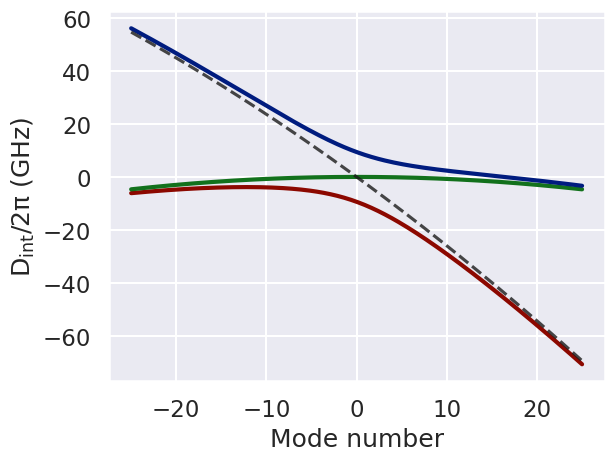
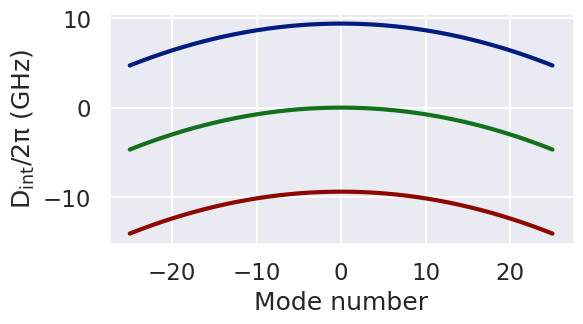
Unified diff of the notebook cell whose output changed from the first chart to the second:
--- before
+++ after
@@ -1,10 +1,10 @@
-f, ax = plt.subplots()
+f, ax = plt.subplots(figsize=(6,3))
 
-ax.plot(μ_vec, ωS - d1*μ_vec, color="C3", lw=3)
-ax.plot(μ_vec, ωC - d1*μ_vec, color="C2", lw=3)
+ax.plot(μ_vec, ωS  - d1*μ_vec, color="C3", lw=3)
+ax.plot(μ_vec, ωC  - d1*μ_vec, color="C2", lw=3)
 ax.plot(μ_vec, ωAS - d1*μ_vec, color="C0", lw=3)
 
 
-ax.plot(μ_vec, D1*(2*μ_vec) + D2/2*(2*μ_vec)**2 - d1*μ_vec, color="k", linestyle="--", alpha=.8)
+# ax.plot(μ_vec, d1*(μ_vec) + d2/2*(μ_vec)**2 - d1*μ_vec, color="k", linestyle="--", alpha=.8)
 
 #ax.plot(μ_vec, d1*μ_vec + d2/2*(μ_vec)**2 - d1*μ_vec, color="k", linestyle="--", alpha=.8)
@@ -13,3 +13,5 @@
 ax.set_ylabel('D$_{\\text{int}}$/2π (GHz)')
 
-f.savefig(figurepath + "Theoretical_Dispersion.svg")
+# ax.set_ylim(-10, 10)
+
+f.savefig(figurepath + "Theoretical_Dispersion_Symmetric.svg")

Commit: Cleo figures